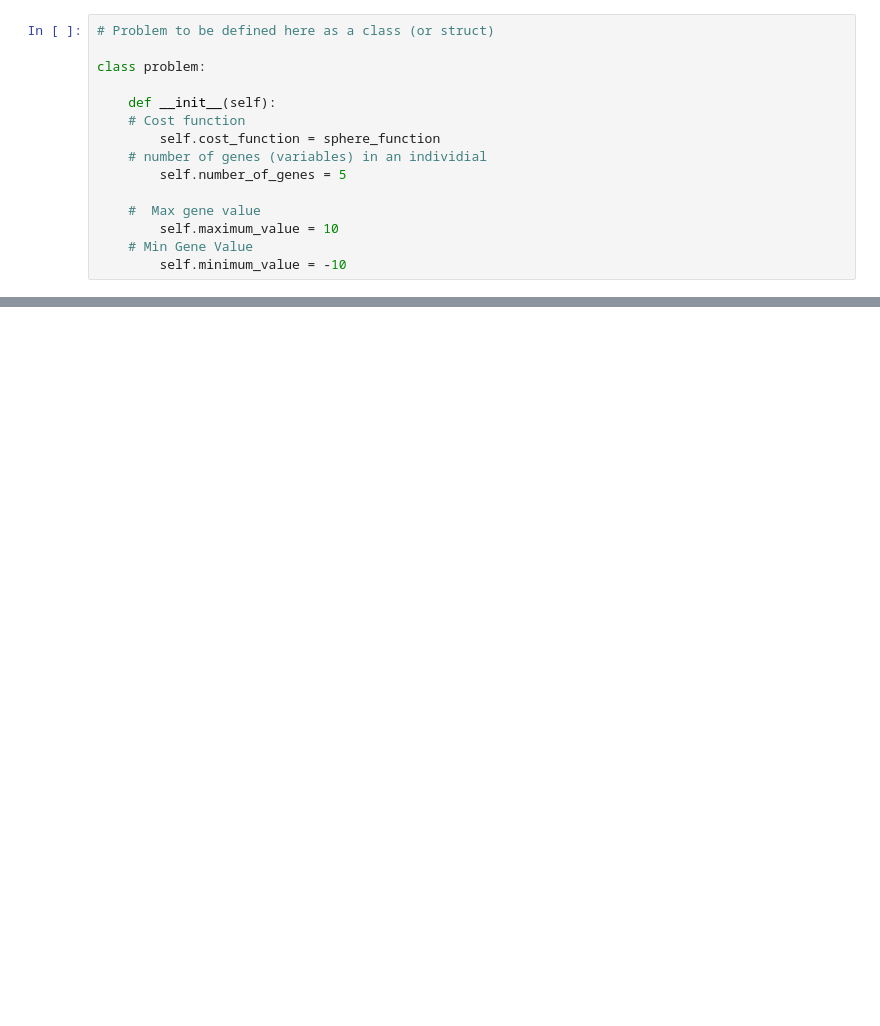
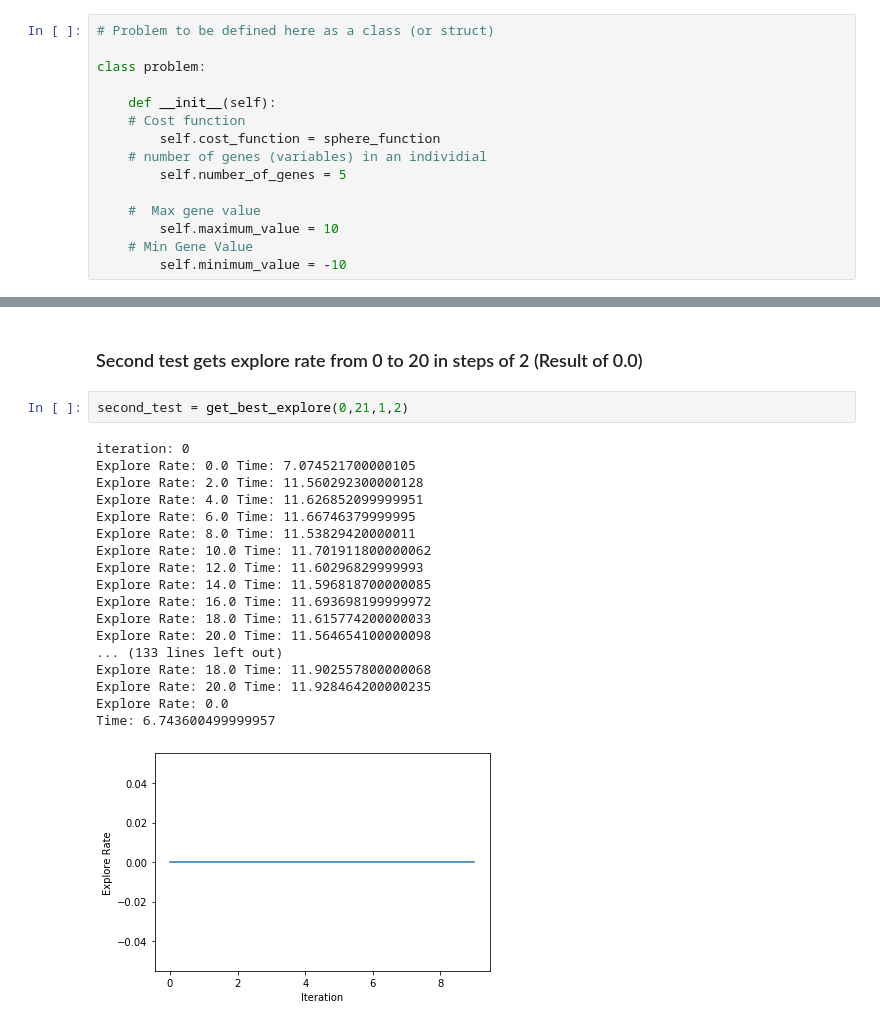
Before and after one commit to michael-edgar/ArtificialIntelligence, a Jupyter notebook: Genetic Algorithm Template.ipynb, the cells around one changed output, grey strips where cells are left out. Saved outputs shown, nothing was run; the diff lists cells and outputs as text; blank space fills up the shorter version.

```diff
--- a/Genetic Algorithm Template.ipynb
+++ b/Genetic Algorithm Template.ipynb
@@ -161,0 +260,23 @@ array([ 3.74423358, -1.43824925,  0.2917981 , -0.27500443, -3.23552819])
+# %% [markdown]
+### Second test gets explore rate from 0 to 20 in steps of 2 (Result of 0.0)
+# %%
+second_test = get_best_explore(0,21,1,2)
+# %% [output]
+iteration: 0
+Explore Rate: 0.0 Time: 7.074521700000105
+Explore Rate: 2.0 Time: 11.560292300000128
+Explore Rate: 4.0 Time: 11.626852099999951
+Explore Rate: 6.0 Time: 11.66746379999995
+Explore Rate: 8.0 Time: 11.53829420000011
+Explore Rate: 10.0 Time: 11.701911800000062
+Explore Rate: 12.0 Time: 11.60296829999993
+Explore Rate: 14.0 Time: 11.596818700000085
+Explore Rate: 16.0 Time: 11.693698199999972
+Explore Rate: 18.0 Time: 11.615774200000033
+Explore Rate: 20.0 Time: 11.564654100000098
+... (133 lines left out)
+Explore Rate: 18.0 Time: 11.902557800000068
+Explore Rate: 20.0 Time: 11.928464200000235
+Explore Rate: 0.0
+Time: 6.743600499999957
+[figure, added]
```
Also changed, not shown: parts of 88 cells of this notebook, 9 other files.
